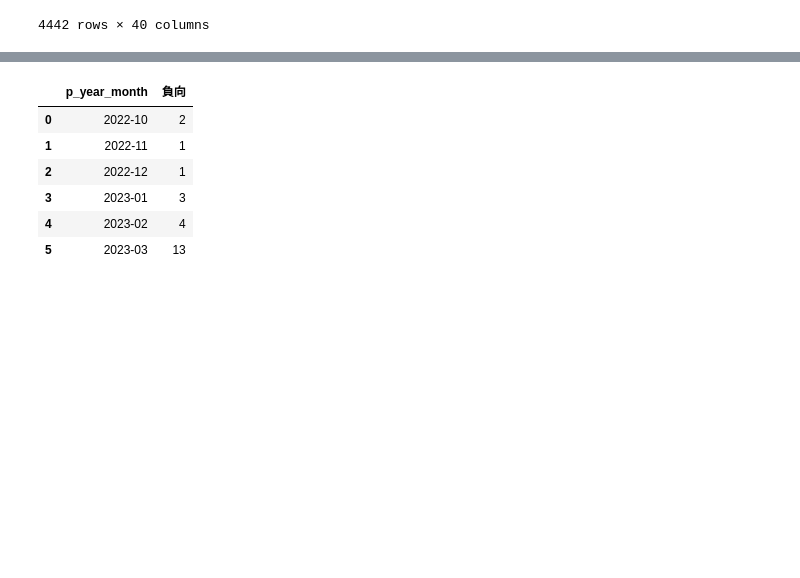
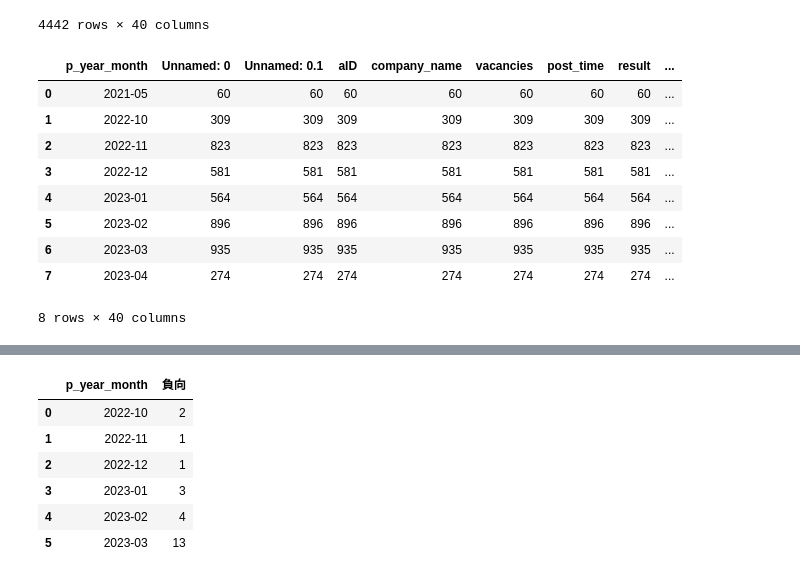
Before and after one commit to zchenchen1999/streamlit_nissan, a Jupyter notebook: Untitled-1.ipynb, the cells around one changed output, grey strips where cells are left out. Saved outputs shown, nothing was run; the diff lists cells and outputs as text; code cells hidden in the pictures; blank space fills up the shorter version.

```diff
--- a/Untitled-1.ipynb
+++ b/Untitled-1.ipynb
@@ -18,6 +18,20 @@ df
 | 4440 | 4440 | 4440 | 7490 | 太古汽車集團_英屬維京群島商太古國際汽車股份有限公司台灣分公司 | 實習生 | 2023.01.15 | 是副廠長跟人資幫我面試的，一開始先自我介紹然後會問說以前有沒有修車... | 在這邊真的能學到非常多，我認識的在其他場幾乎都不給碰只能換機油到結... | 0 | ... |
 | 4441 | 4441 | 4441 | 7490 | 太古汽車集團_英屬維京群島商太古國際汽車股份有限公司台灣分公司 | 實習生 | 2023.01.15 | 是副廠長跟人資幫我面試的，一開始先自我介紹然後會問說以前有沒有修車... | 但經常加班，不怕累或想當個轉服務專員的跳板的人可以來這邊學習。 | 0 | ... |
 4442 rows × 40 columns
+# %%
+grouped = pd.DataFrame(df.groupby(df['p_year_month']).count()).reset_index()
+grouped
+# %% [output]
+|  | p_year_month | Unnamed: 0 | Unnamed: 0.1 | aID | company_name | vacancies | post_time | result | ... |
+| 0 | 2021-05 | 60 | 60 | 60 | 60 | 60 | 60 | 60 | ... |
+| 1 | 2022-10 | 309 | 309 | 309 | 309 | 309 | 309 | 309 | ... |
+| 2 | 2022-11 | 823 | 823 | 823 | 823 | 823 | 823 | 823 | ... |
+| 3 | 2022-12 | 581 | 581 | 581 | 581 | 581 | 581 | 581 | ... |
+| 4 | 2023-01 | 564 | 564 | 564 | 564 | 564 | 564 | 564 | ... |
+| 5 | 2023-02 | 896 | 896 | 896 | 896 | 896 | 896 | 896 | ... |
+| 6 | 2023-03 | 935 | 935 | 935 | 935 | 935 | 935 | 935 | ... |
+| 7 | 2023-04 | 274 | 274 | 274 | 274 | 274 | 274 | 274 | ... |
+8 rows × 40 columns
 # %%
 df_company = df[df['company_name'] == "裕隆集團_裕隆汽車製造股份有限公司"]
 df_company
```
Also changed, not shown: 4 other files.
